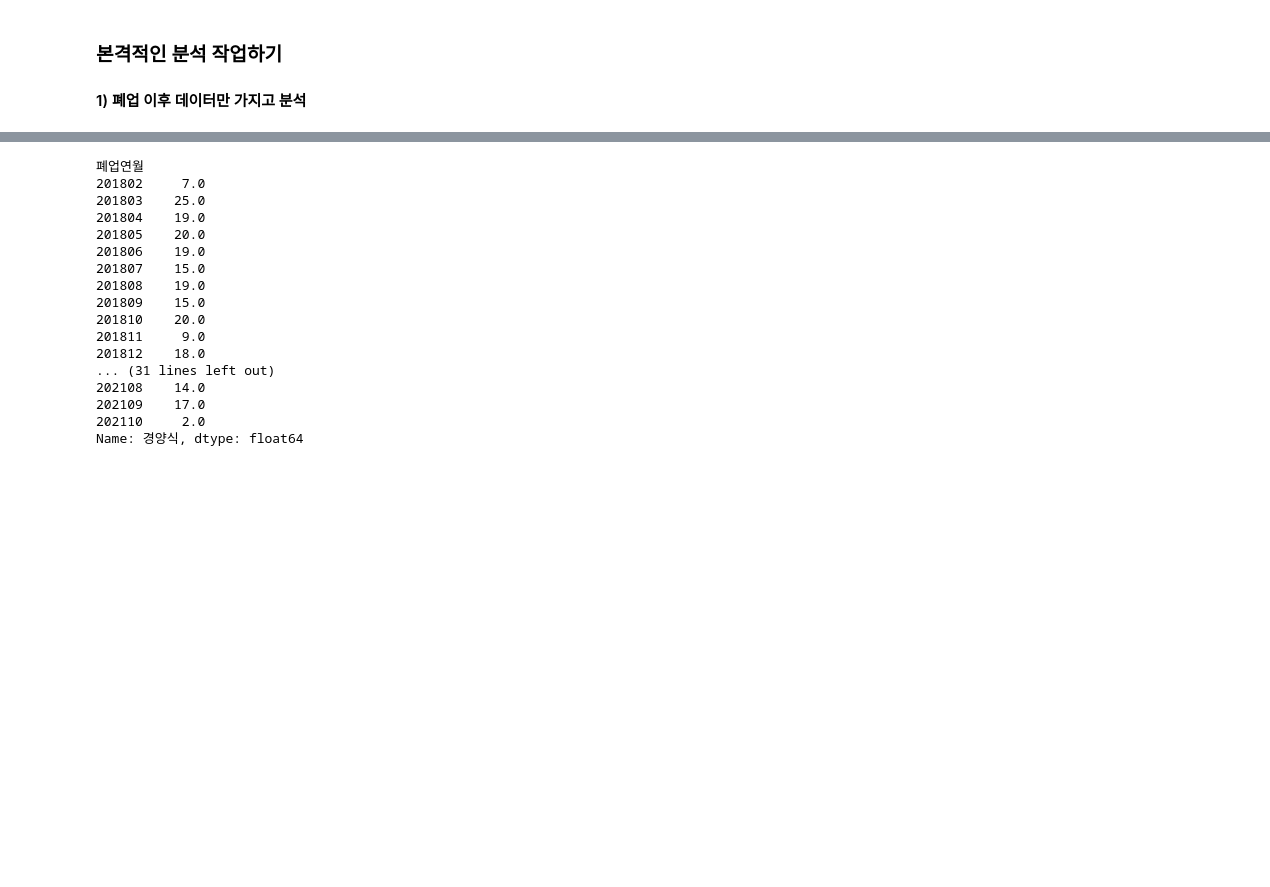
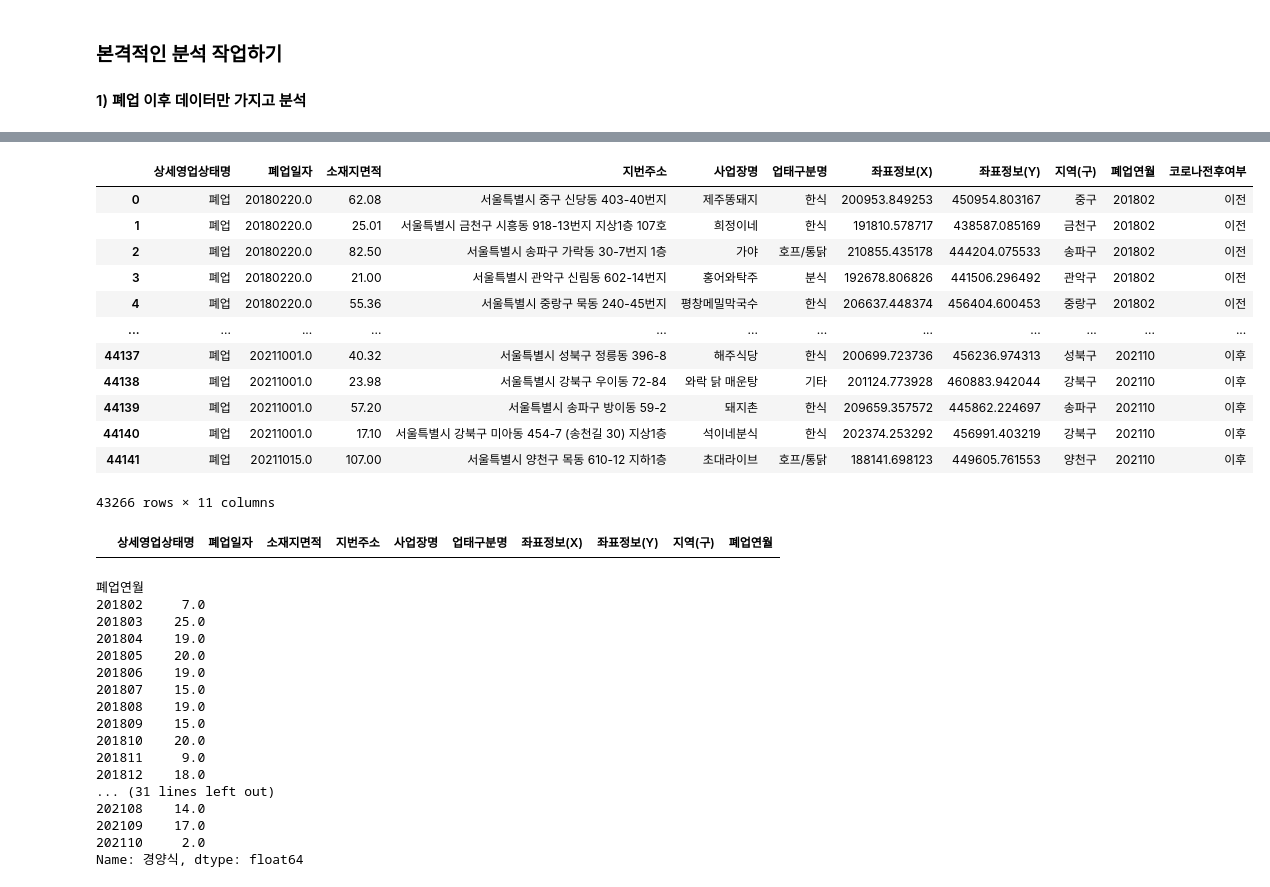
Before and after one commit to wrp21/-, a Jupyter notebook: dataAnalysis/dataAnalysis.ipynb, the cells around one changed output, grey strips where cells are left out. Saved outputs shown, nothing was run; the diff lists cells and outputs as text; code cells hidden in the pictures; blank space fills up the shorter version.

```diff
--- a/dataAnalysis/dataAnalysis.ipynb
+++ b/dataAnalysis/dataAnalysis.ipynb
@@ -368,3 +370,35 @@ closed_group
+# %%
+def covid19(x):
+    if x >= 20200220:
+        return "이후"
+    else:
+        return "이전"
+
+closed['코로나전후여부'] = closed['폐업일자'].apply(covid19)
+closed
+# %% [output]
+|  | 상세영업상태명 | 폐업일자 | 소재지면적 | 지번주소 | 사업장명 | 업태구분명 | 좌표정보(X) | 좌표정보(Y) | 지역(구) | 폐업연월 | 코로나전후여부 |
+| 0 | 폐업 | 20180220.0 | 62.08 | 서울특별시 중구 신당동 403-40번지 | 제주똥돼지 | 한식 | 200953.849253 | 450954.803167 | 중구 | 201802 | 이전 |
+| 1 | 폐업 | 20180220.0 | 25.01 | 서울특별시 금천구 시흥동 918-13번지 지상1층 107호 | 희정이네 | 한식 | 191810.578717 | 438587.085169 | 금천구 | 201802 | 이전 |
+| 2 | 폐업 | 20180220.0 | 82.50 | 서울특별시 송파구 가락동 30-7번지 1층 | 가야 | 호프/통닭 | 210855.435178 | 444204.075533 | 송파구 | 201802 | 이전 |
+| 3 | 폐업 | 20180220.0 | 21.00 | 서울특별시 관악구 신림동 602-14번지 | 홍어와탁주 | 분식 | 192678.806826 | 441506.296492 | 관악구 | 201802 | 이전 |
+| 4 | 폐업 | 20180220.0 | 55.36 | 서울특별시 중랑구 묵동 240-45번지 | 평창메밀막국수 | 한식 | 206637.448374 | 456404.600453 | 중랑구 | 201802 | 이전 |
+| ... | ... | ... | ... | ... | ... | ... | ... | ... | ... | ... | ... |
+| 44137 | 폐업 | 20211001.0 | 40.32 | 서울특별시 성북구 정릉동 396-8 | 해주식당 | 한식 | 200699.723736 | 456236.974313 | 성북구 | 202110 | 이후 |
+| 44138 | 폐업 | 20211001.0 | 23.98 | 서울특별시 강북구 우이동 72-84 | 와락 닭 매운탕 | 기타 | 201124.773928 | 460883.942044 | 강북구 | 202110 | 이후 |
+| 44139 | 폐업 | 20211001.0 | 57.20 | 서울특별시 송파구 방이동 59-2 | 돼지촌 | 한식 | 209659.357572 | 445862.224697 | 송파구 | 202110 | 이후 |
+| 44140 | 폐업 | 20211001.0 | 17.10 | 서울특별시 강북구 미아동 454-7 (송천길 30) 지상1층 | 석이네분식 | 한식 | 202374.253292 | 456991.403219 | 강북구 | 202110 | 이후 |
+| 44141 | 폐업 | 20211015.0 | 107.00 | 서울특별시 양천구 목동 610-12 지하1층 | 초대라이브 | 호프/통닭 | 188141.698123 | 449605.761553 | 양천구 | 202110 | 이후 |
+43266 rows × 11 columns
+# %%
+def sashimi(x):
+    if x == "회집":
+        return "횟집"
+    else:
+        return x
+closed['업태구분명'] = closed['업태구분명'].apply(sashimi)
+# %% [output]
+|  | 상세영업상태명 | 폐업일자 | 소재지면적 | 지번주소 | 사업장명 | 업태구분명 | 좌표정보(X) | 좌표정보(Y) | 지역(구) | 폐업연월 |
 # %%
 seoul_regions = pd.unique(closed['지역(구)'])
 y_m = pd.unique(closed['폐업연월'])
```
Also changed, not shown: parts of 4 cells of this notebook, 2 other files.
